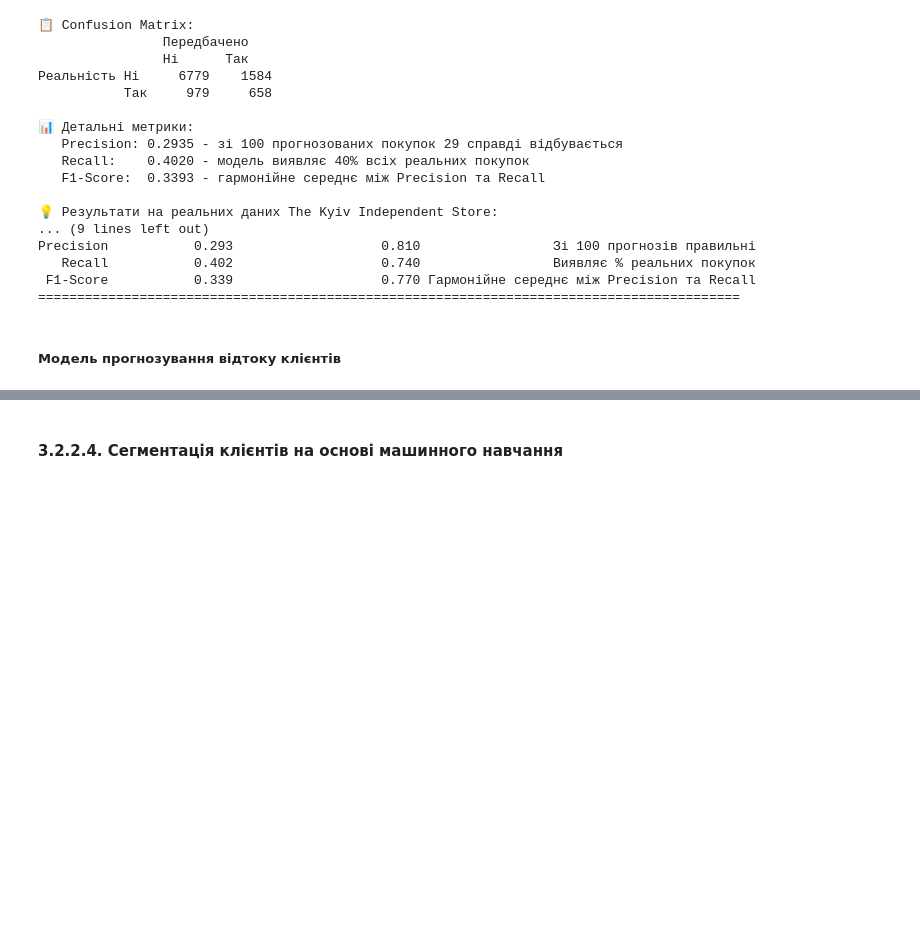
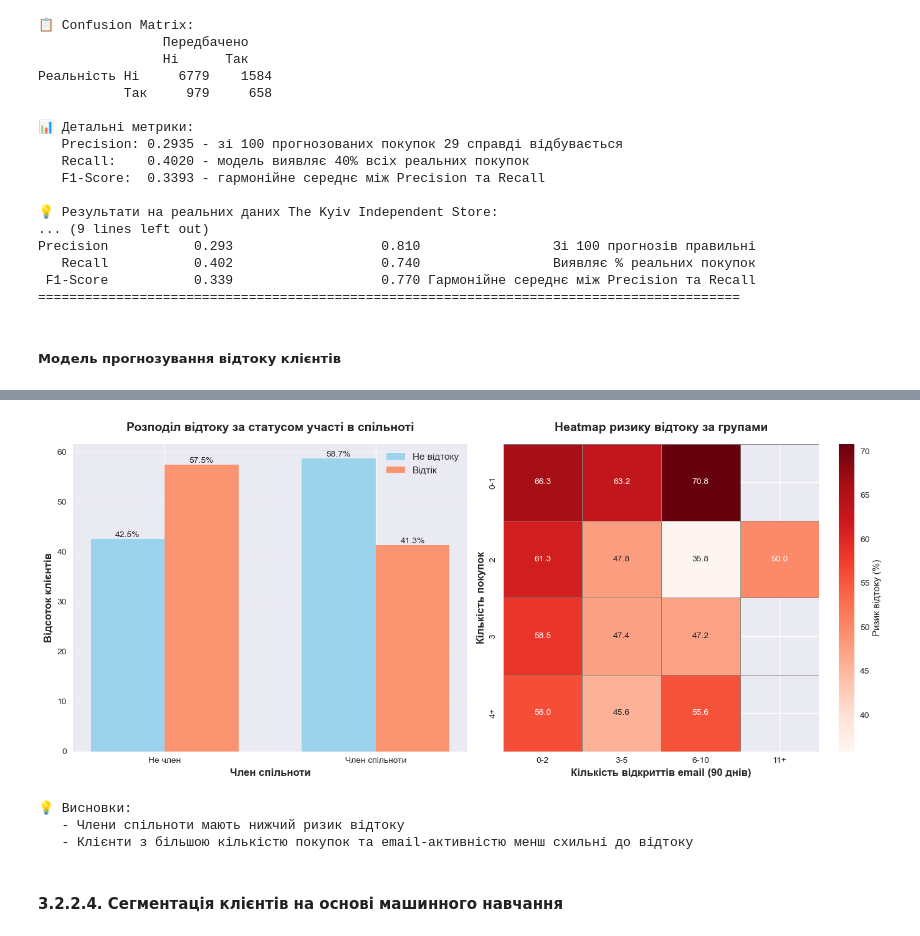
Before and after one commit to yao157/MasterProject, a Jupyter notebook: Part_3/Part_3.2.ipynb, the cells around one changed output, grey strips where cells are left out. Saved outputs shown, nothing was run; the diff lists cells and outputs as text; code cells hidden in the pictures; blank space fills up the shorter version.

```diff
--- a/Part_3/Part_3.2.ipynb
+++ b/Part_3/Part_3.2.ipynb
@@ -567,3 +666,61 @@ C-index: 0.6068
+# %%
+# Візуалізація ризику відтоку для різних груп
+fig, (ax1, ax2) = plt.subplots(1, 2, figsize=(14, 6))
+
+# 1. Bar Chart: Ризик відтоку за сегментами
+churn_by_segments = df_churn.groupby(['community_member', 'churned']).size().unstack(fill_value=0)
+churn_by_segments_pct = churn_by_segments.div(churn_by_segments.sum(axis=1), axis=0) * 100
+
+x = np.arange(len(churn_by_segments_pct.index))
+width = 0.35
+
+bars1 = ax1.bar(x - width/2, churn_by_segments_pct[0], width, label='Не відтоку', color='skyblue', alpha=0.8)
+bars2 = ax1.bar(x + width/2, churn_by_segments_pct[1], width, label='Відтік', color='coral', alpha=0.8)
+
+ax1.set_xlabel('Член спільноти', fontsize=12, fontweight='bold')
+ax1.set_ylabel('Відсоток клієнтів', fontsize=12, fontweight='bold')
+ax1.set_title('Розподіл відтоку за статусом участі в спільноті', fontsize=14, fontweight='bold', pad=15)
+ax1.set_xticks(x)
+ax1.set_xticklabels(['Не член', 'Член спільноти'])
+ax1.legend(fontsize=11)
+ax1.grid(axis='y', alpha=0.3)
+
+# Додавання значень на стовпці
+for bars in [bars1, bars2]:
+    for bar in bars:
+        height = bar.get_height()
+        ax1.text(bar.get_x() + bar.get_width()/2., height,
+                f'{height:.1f}%',
+                ha='center', va='bottom', fontsize=10)
+
+# 2. Heatmap: Ризик відтоку за групами
+# Створюємо групи на основі total_purchases та email_opens_90d
+df_churn['purchase_group'] = pd.cut(df_churn['total_purchases'],
+                                     bins=[0, 1, 2, 3, np.inf],
+                                     labels=['0-1', '2', '3', '4+'])
+df_churn['email_group'] = pd.cut(df_churn['email_opens_90d'],
+                                  bins=[0, 2, 5, 10, np.inf],
+                                  labels=['0-2', '3-5', '6-10', '11+'])
+
+churn_heatmap = df_churn.groupby(['purchase_group', 'email_group'])['churned'].mean().unstack(fill_value=0) * 100
+
+sns.heatmap(churn_heatmap, annot=True, fmt='.1f', cmap='Reds', ax=ax2,
+            cbar_kws={'label': 'Ризик відтоку (%)'}, linewidths=0.5, linecolor='gray')
+ax2.set_xlabel('Кількість відкриттів email (90 днів)', fontsize=12, fontweight='bold')
+ax2.set_ylabel('Кількість покупок', fontsize=12, fontweight='bold')
+ax2.set_title('Heatmap ризику відтоку за групами', fontsize=14, fontweight='bold', pad=15)
+
+plt.tight_layout()
+plt.show()
+
+print("\n💡 Висновки:")
+print("   - Члени спільноти мають нижчий ризик відтоку")
+print("   - Клієнти з більшою кількістю покупок та email-активністю менш схильні до відтоку")
+# %% [output]
+[figure, added]
+💡 Висновки:
+   - Члени спільноти мають нижчий ризик відтоку
+   - Клієнти з більшою кількістю покупок та email-активністю менш схильні до відтоку
 # %% [markdown]
 #### 3.2.2.4. Сегментація клієнтів на основі машинного навчання
 # %% [markdown]
```
Also changed, not shown: parts of 6 cells of this notebook, 3 other files.
